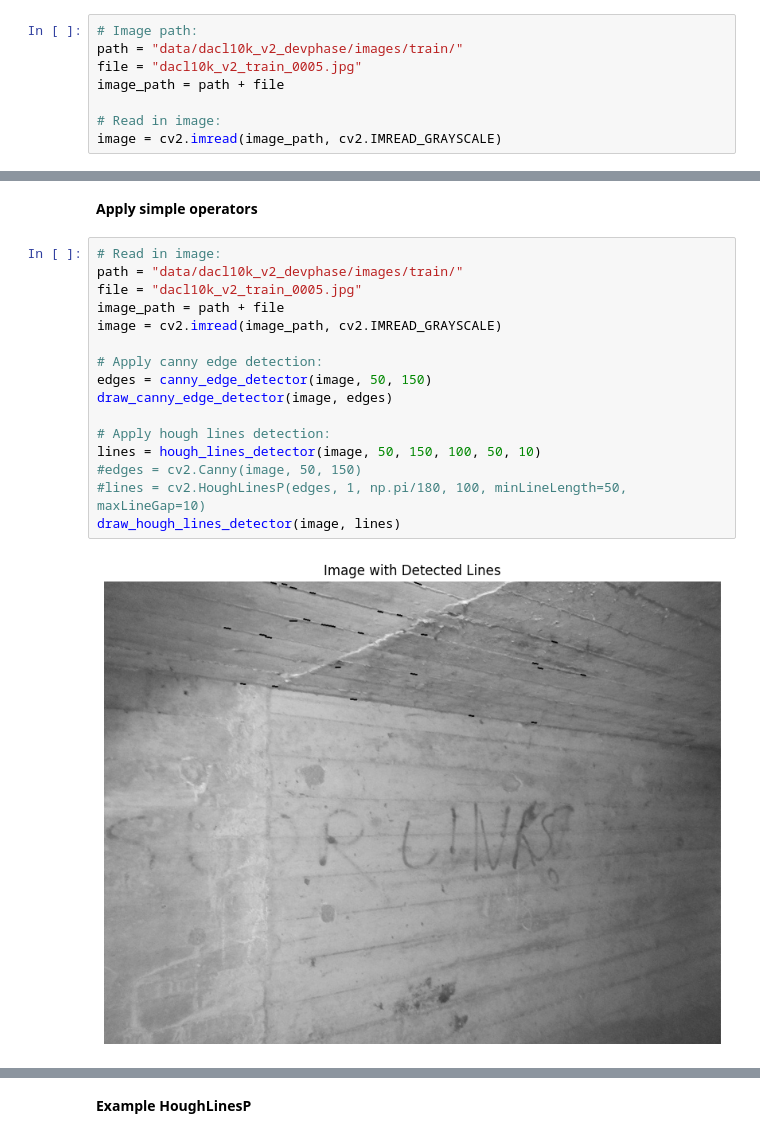
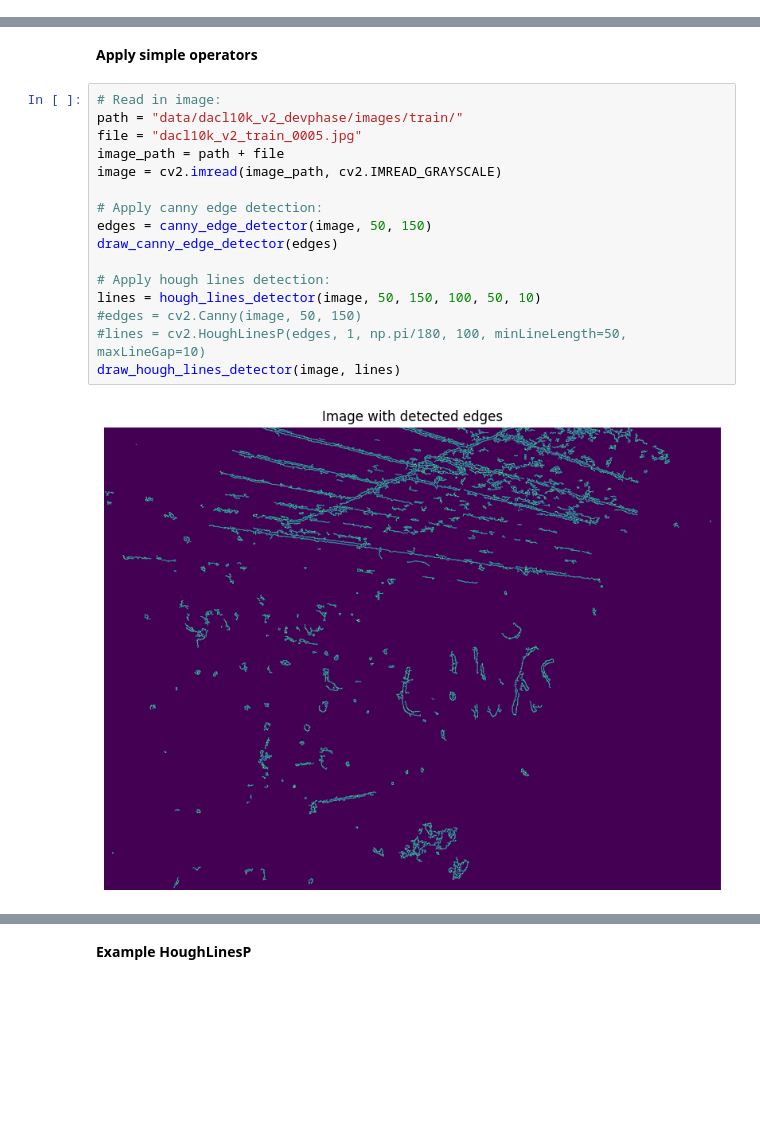
Before and after one commit to Samuelkoenig/PAMI_project_1, a Jupyter notebook: test.ipynb, the cells around one changed output, grey strips where cells are left out. Cells and saved outputs as stored; diff of their text form; blank space fills up the shorter version.

```diff
--- a/test.ipynb
+++ b/test.ipynb
@@ -11,11 +9,3 @@ import matplotlib.pyplot as plt
-# %%
-# Image path:
-path = "data/dacl10k_v2_devphase/images/train/"
-file = "dacl10k_v2_train_0005.jpg"
-image_path = path + file
-
-# Read in image:
-image = cv2.imread(image_path, cv2.IMREAD_GRAYSCALE)
 # %% [markdown]
 **Simple operators**
 # %%
@@ -62,18 +47,18 @@ def draw_hough_lines_detector(image, lines):
 # %%
 # Read in image:
 path = "data/dacl10k_v2_devphase/images/train/"
 file = "dacl10k_v2_train_0005.jpg"
 image_path = path + file
 image = cv2.imread(image_path, cv2.IMREAD_GRAYSCALE)
 
 # Apply canny edge detection:
 edges = canny_edge_detector(image, 50, 150)
-draw_canny_edge_detector(image, edges)
+draw_canny_edge_detector(edges)
 
 # Apply hough lines detection:
 lines = hough_lines_detector(image, 50, 150, 100, 50, 10)
 #edges = cv2.Canny(image, 50, 150)
 #lines = cv2.HoughLinesP(edges, 1, np.pi/180, 100, minLineLength=50, maxLineGap=10)
 draw_hough_lines_detector(image, lines)
 # %% [output]
-[figure, old version]
+[figure, new version]
```
Also changed, not shown: parts of 3 cells of this notebook.
